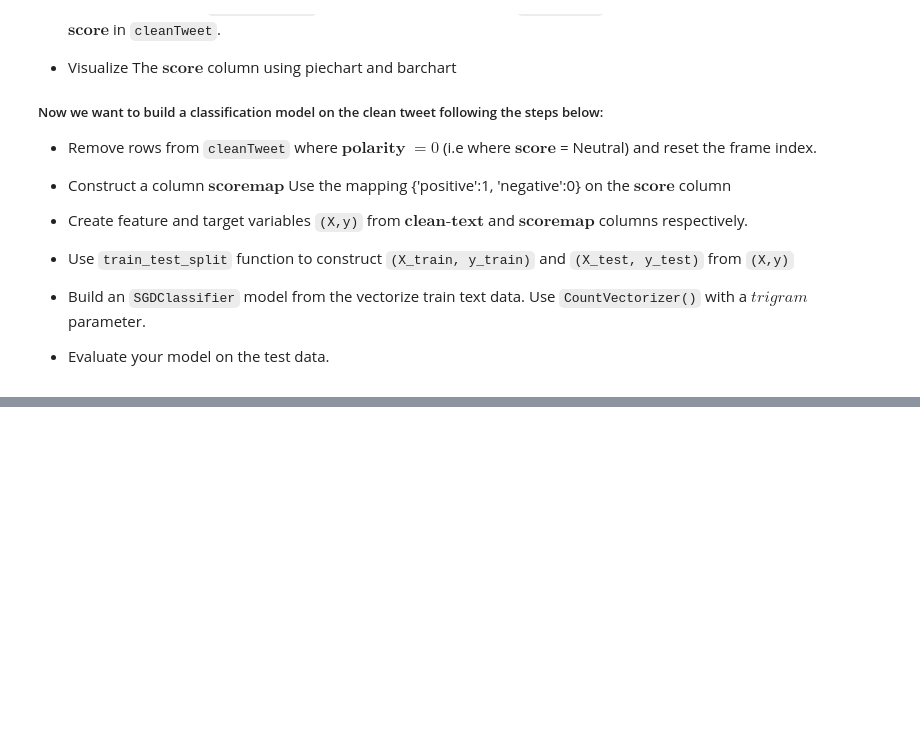
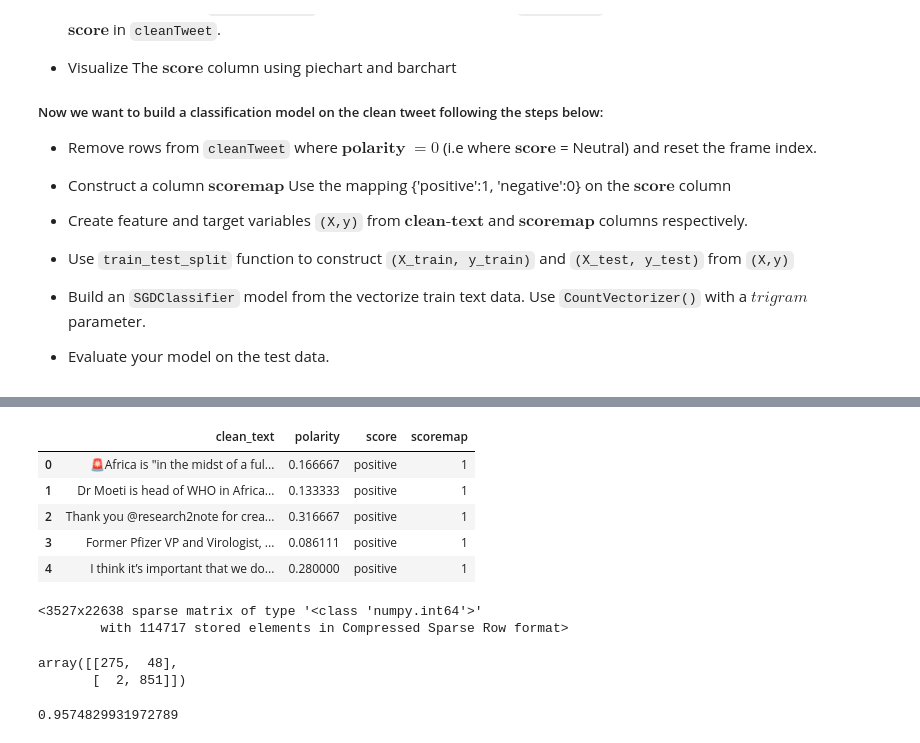
Before and after one commit to behigu/Challenge_-Day2, a Jupyter notebook: Challenge__Day2.ipynb, the cells around one changed output, grey strips where cells are left out. Drawn from its saved outputs; the diff is of its cells as text; code cells hidden in the pictures; blank space fills up the shorter version.

```diff
--- a/Challenge__Day2.ipynb
+++ b/Challenge__Day2.ipynb
@@ -185,0 +260,7 @@ assert len(how_success) > 80
+# %%
+# Remove rows from cleanTweet where  𝐩𝐨𝐥𝐚𝐫𝐢𝐭𝐲   =0  (𝐬𝐜𝐨𝐫𝐞  = Neutral)
+cleanTweet = cleanTweet[cleanTweet['polarity'] != 0]
+
+# reset the frame index.
+cleanTweet.reset_index(drop=True, inplace=True)
+cleanTweet.head()
@@ -185,0 +274,14 @@ assert len(how_success) > 80
+# %%
+# Construct a column  𝐬𝐜𝐨𝐫𝐞𝐦𝐚𝐩  Use the mapping {'positive':1, 'negative':0} on the  𝐬𝐜𝐨𝐫𝐞  column
+def get_score(value):
+    return 1 if (value == 'positive') else 0
+
+cleanTweet['scoremap'] = cleanTweet['score'].map(get_score)
+cleanTweet.head()
+# %% [output]
+|  | clean_text | polarity | score | scoremap |
+| 0 | 🚨Africa is "in the midst of a ful... | 0.166667 | positive | 1 |
+| 1 | Dr Moeti is head of WHO in Africa... | 0.133333 | positive | 1 |
+| 2 | Thank you @research2note for crea... | 0.316667 | positive | 1 |
+| 3 | Former Pfizer VP and Virologist, ... | 0.086111 | positive | 1 |
+| 4 | I think it’s important that we do... | 0.280000 | positive | 1 |
@@ -185,0 +296,33 @@ assert len(how_success) > 80
+# %%
+# Build an SGDClassifier model from the vectorize train text data. Use CountVectorizer() with a  trigram  parameter.
+# pipeline = Pipeline([
+#     ('vector',  CountVectorizer(analyzer='word', ngram_range=(3,3))),
+#     ('tfitf', TfidfTransformer()),
+#     ('clf', SGDClassifier(max_iter=1000))
+# ])
+# X_train_count = pipeline.fit(x_train, y_train)
+# can't run this for y_train
+# y_predection = X_train_count.predict(x_test)
+cv = CountVectorizer(ngram_range=(3, 3))
+X_train_cv = cv.fit_transform(x_train)
+X_test_cv = cv.transform(x_test)
+X_train_cv
+# %% [output]
+<3527x22638 sparse matrix of type '<class 'numpy.int64'>'
+        with 114717 stored elements in Compressed Sparse Row format>
+# %%
+# Evaluate your model on the test data.
+clf = SGDClassifier()
+clf.fit(X_train_cv, y_train)
+predictions = clf.predict(X_test_cv)
+
+results = confusion_matrix(y_test, predictions)
+results
+# %% [output]
+array([[275,  48],
+       [  2, 851]])
+# %%
+# accuracy
+accuracy_score(y_test, predictions)
+# %% [output]
+0.9574829931972789
```
Also changed, not shown: parts of 11 cells of this notebook.
